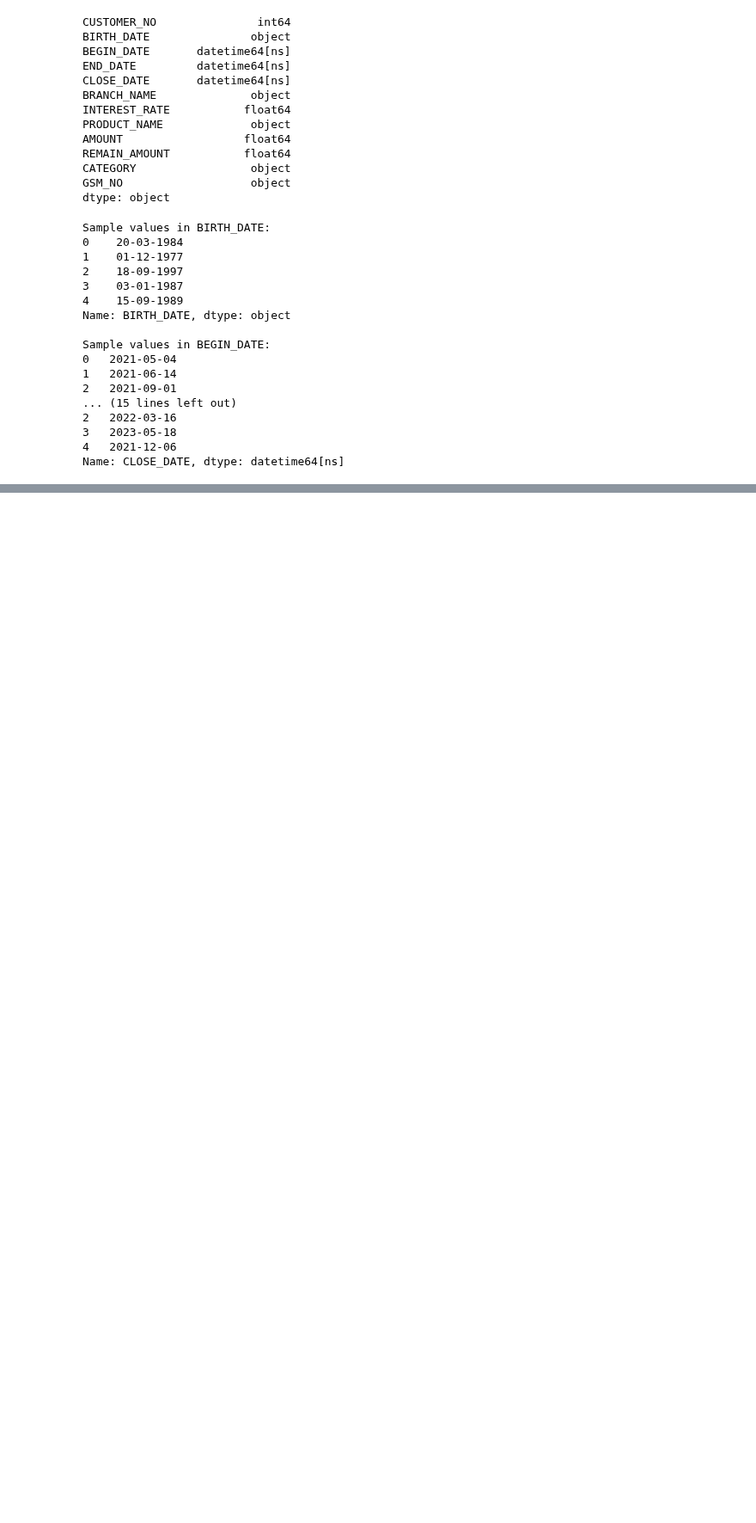
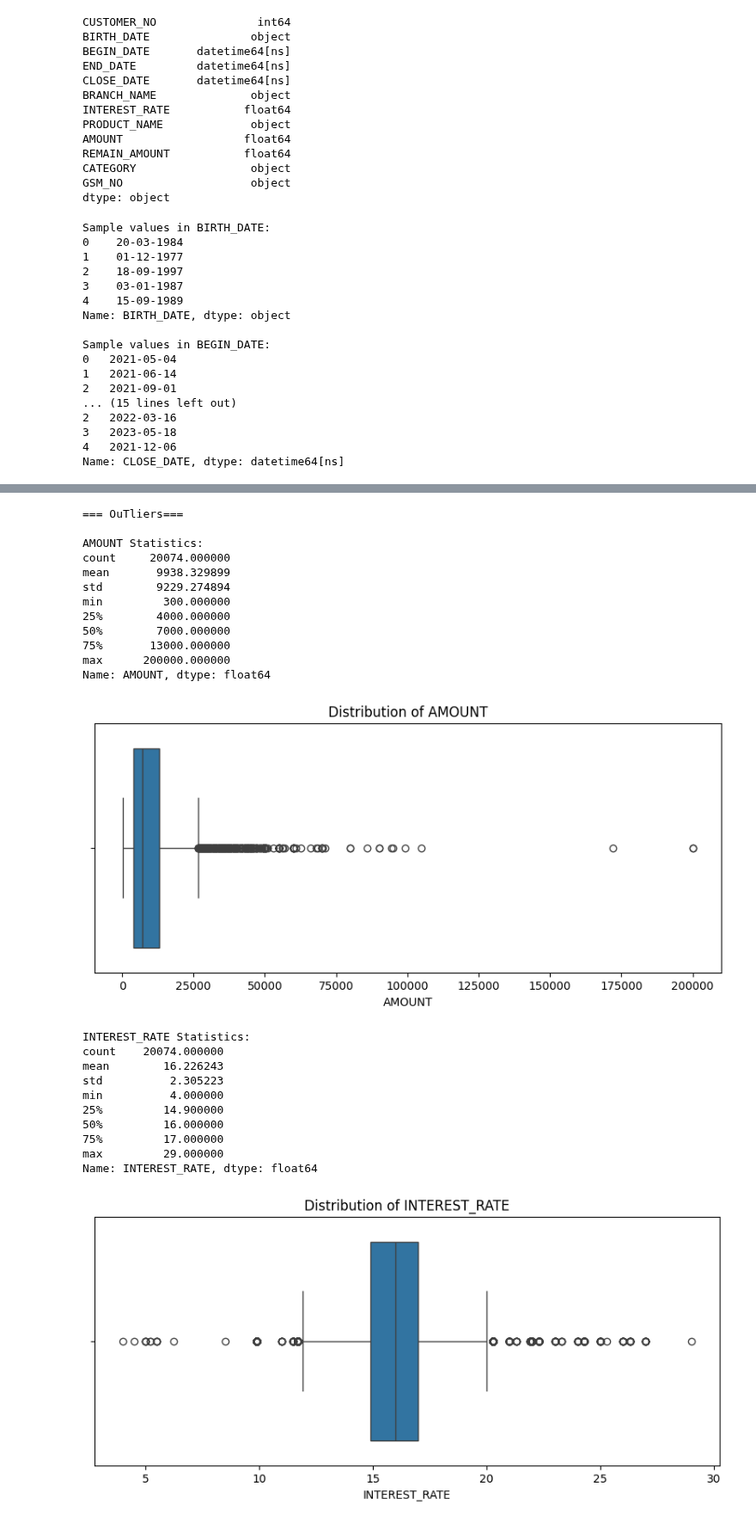
Before and after one commit to Ismat-Samadov/yelo_DataAnalyst, a Jupyter notebook: Data Analyst Technical Assignment.ipynb, the cells around one changed output, grey strips where cells are left out. Shown at 86% size. Cells and saved outputs as stored; diff of their text form; code cells hidden in the pictures; blank space fills up the shorter version.

```diff
--- a/Data Analyst Technical Assignment.ipynb
+++ b/Data Analyst Technical Assignment.ipynb
@@ -200,0 +261,37 @@ print(null_summary)
+# %%
+numeric_columns = ['AMOUNT', 'INTEREST_RATE', 'REMAIN_AMOUNT']
+
+print("=== OuTliers===")
+for col in numeric_columns:
+    print(f"\n{col} Statistics:")
+    print(df[col].describe())
+
+    plt.figure(figsize=(10, 4))
+    plt.title(f"Distribution of {col}")
+    sns.boxplot(x=df[col])
+    plt.show()
+# %% [output]
+=== OuTliers===
+
+AMOUNT Statistics:
+count     20074.000000
+mean       9938.329899
+std        9229.274894
+min         300.000000
+25%        4000.000000
+50%        7000.000000
+75%       13000.000000
+max      200000.000000
+Name: AMOUNT, dtype: float64
+[figure, added]
+INTEREST_RATE Statistics:
+count    20074.000000
+mean        16.226243
+std          2.305223
+min          4.000000
+25%         14.900000
+50%         16.000000
+75%         17.000000
+max         29.000000
+Name: INTEREST_RATE, dtype: float64
+[figure, added]
```
Also changed, not shown: parts of 5 cells of this notebook.
